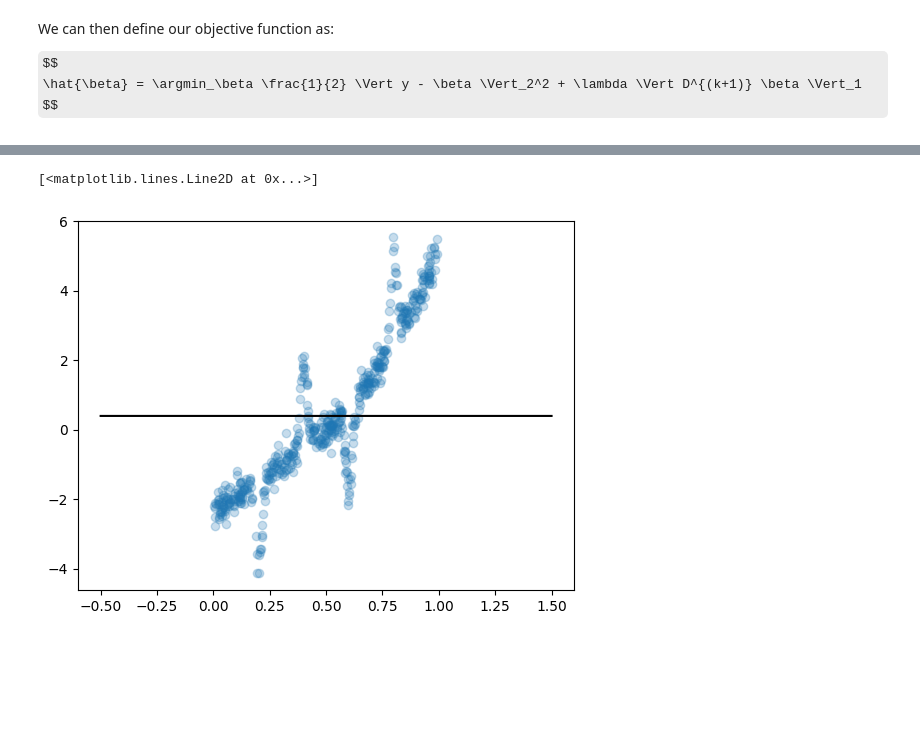
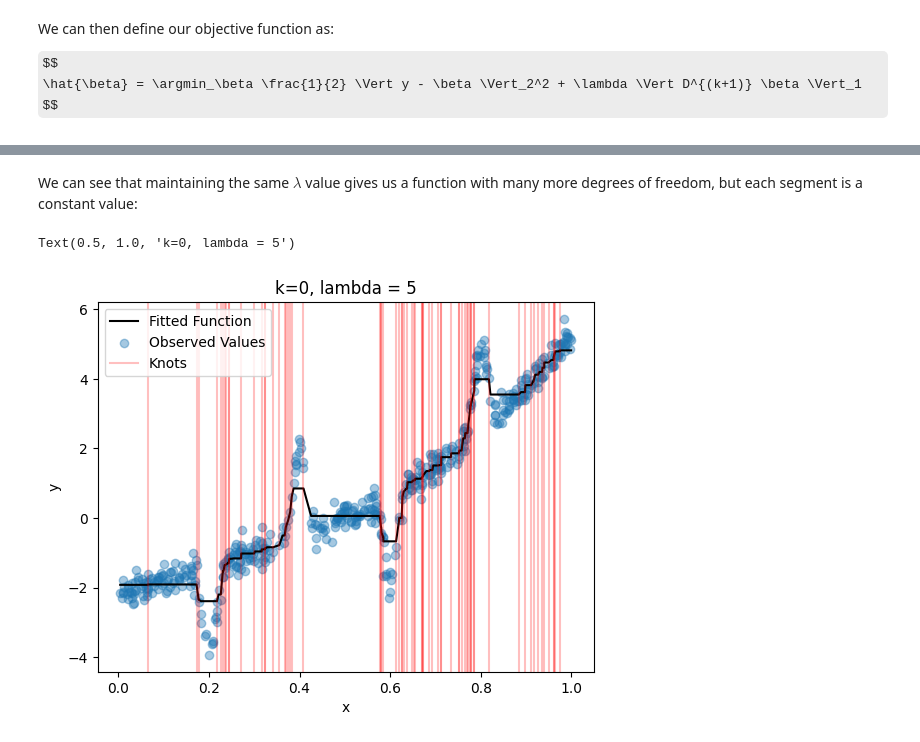
Before and after one commit to eadains/PythonBlogNotebooks, a Jupyter notebook: trend_filtering.ipynb, the cells around one changed output, grey strips where cells are left out. Drawn from its saved outputs; the diff is of its cells as text; code cells hidden in the pictures; some formulas as TeX source; blank space fills up the shorter version.

```diff
--- a/trend_filtering.ipynb
+++ b/trend_filtering.ipynb
@@ -333,12 +359,12 @@ t_i[83]
+# %%
+# Note that the uneven parameter is redundant here
+D = make_D_matrix(t_i, k=0, uneven=True)
 # %%
-beta = cp.Variable(n)
-lam = cp.Parameter(nonneg=True)
+beta = cp.Variable(len(t_i))
 
-objective = cp.Minimize(0.5 * cp.sum_squares(obs_y - beta) + lam * cp.norm(D @ beta, 1))
+objective = cp.Minimize(
+    0.5 * cp.sum_squares(obs_y - beta) + 5 * cp.norm(D @ beta, 1)
+)
 prob = cp.Problem(objective)
 
-results = []
-for lam_value in np.logspace(-4, 6, 100):
-    lam.value = lam_value
-    prob.solve(solver="CLARABEL")
-    results.append(np.sum((D @ beta.value).round(10)))
+results = prob.solve(solver="CLARABEL")
@@ -375,6 +371,14 @@ oos_test = np.array([tf_basis(x, k, t_i) for x in xs])
-# %%
-plt.scatter(t_i, obs_y, alpha=0.25)
-plt.plot(xs, oos_test @ basis_beta, color="black")
-# %% [output]
-[<matplotlib.lines.Line2D at 0x...>]
-[figure, removed]
+# %% [markdown]
+We can see that maintaining the same $\lambda$ value gives us a function with many more degrees of freedom, but each segment is a constant value:
+# %%
+plt.plot(t_i, beta.value.round(2), color="black")
+plt.scatter(t_i, obs_y, alpha=0.4)
+for i in np.where(np.abs(D @ beta.value).round(2) > 0)[0]:
+    plt.axvline(t_i[i], color="red", alpha=0.25)
+plt.xlabel("x")
+plt.ylabel("y")
+plt.legend(["Fitted Function", "Observed Values", "Knots"])
+plt.title("k=0, lambda = 5")
+# %% [output]
+Text(0.5, 1.0, 'k=0, lambda = 5')
+[figure, added]
```
Also changed, not shown: parts of 50 cells of this notebook.
